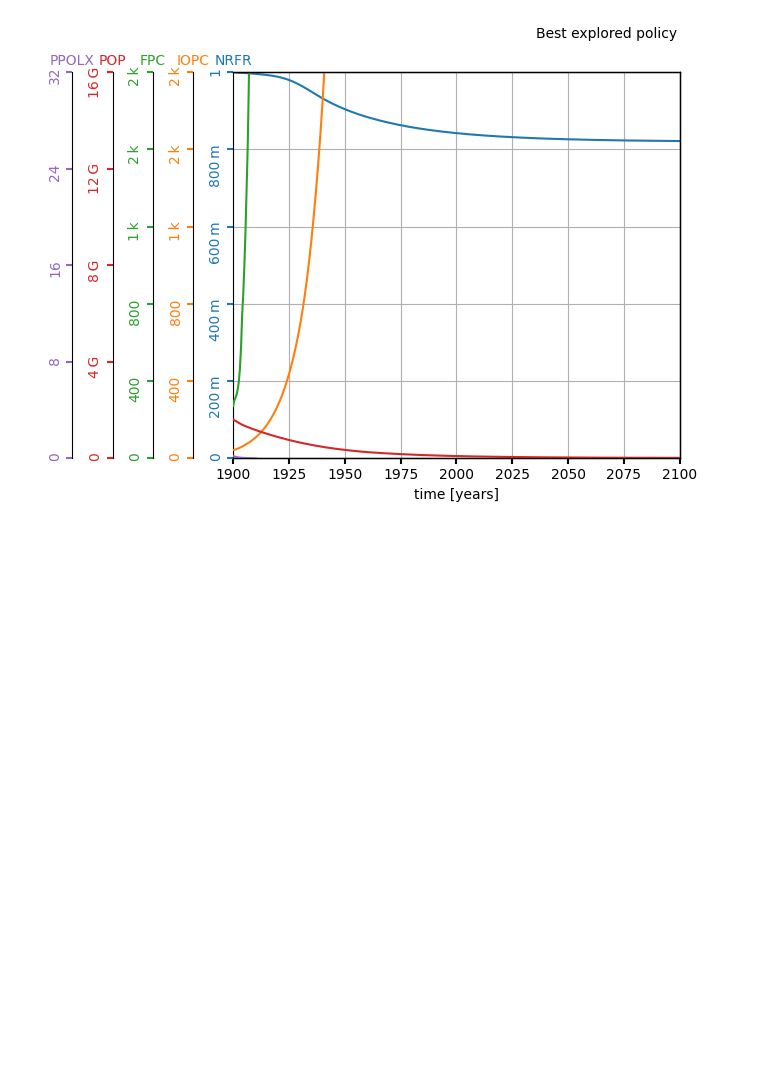
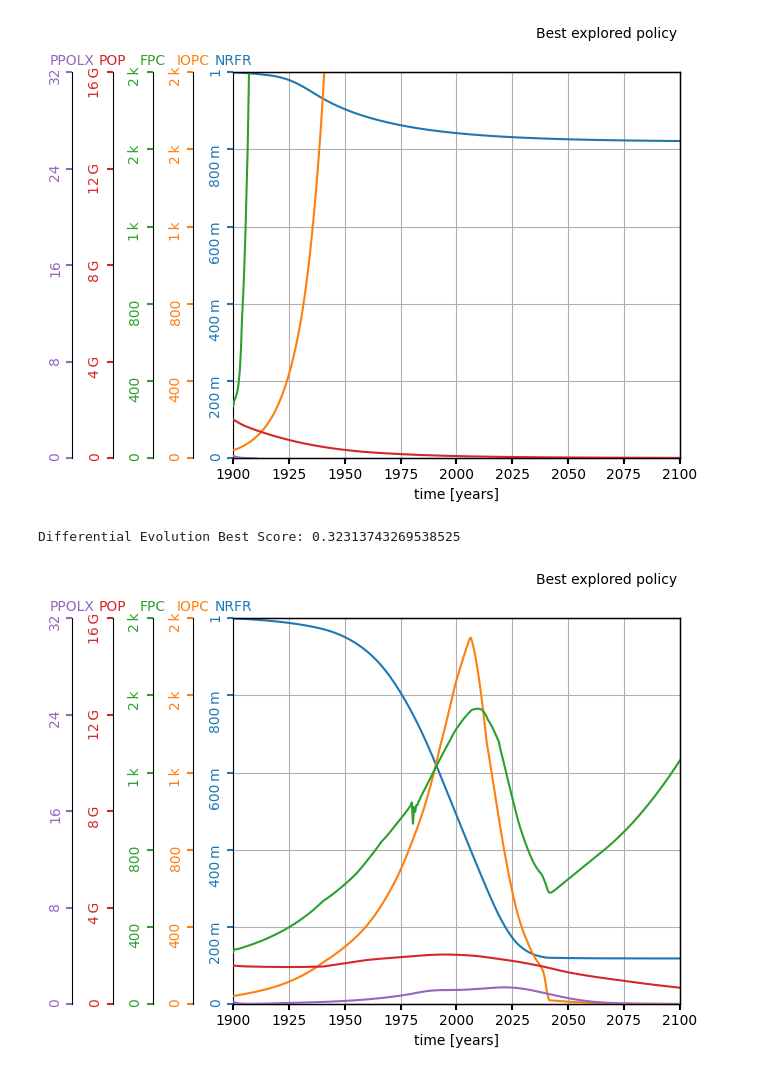
Before and after one commit to TalosSources/CIVIL-534-Project, a Jupyter notebook: final code/sustainable_development.ipynb, the cells around one changed output. Drawn from its saved outputs; the diff is of its cells as text; code cells hidden in the pictures; blank space fills up the shorter version.

Commit message:
changed the plot because i was plotting the wrong thing in the notebook

```diff
--- a/final code/sustainable_development.ipynb
+++ b/final code/sustainable_development.ipynb
@@ -193,3 +193,20 @@ Iteration 20: Current best evaluation metric = 0.30575
 Polishing solution with 'L-BFGS-B'
 Differential Evolution Best Score: -0.32313743269538525
 [figure]
+# %%
+# Extract the best parameter set found by Differential Evolution
+de_best_set = result_de.x
+
+# Extract the best score (quality of life metric).
+# If the objective function returns a negative value (for minimization),
+# we negate it here to get the actual (positive) quality of life score.
+de_best_score = -result_de.fun
+
+# Print the best score obtained from Differential Evolution
+print("Differential Evolution Best Score:", de_best_score)
+
+# Run the World3 simulation with the best parameters found by Differential Evolution
+simulate_world3(de_best_set)
+# %% [output]
+Differential Evolution Best Score: 0.32313743269538525
+[figure, added]
```
